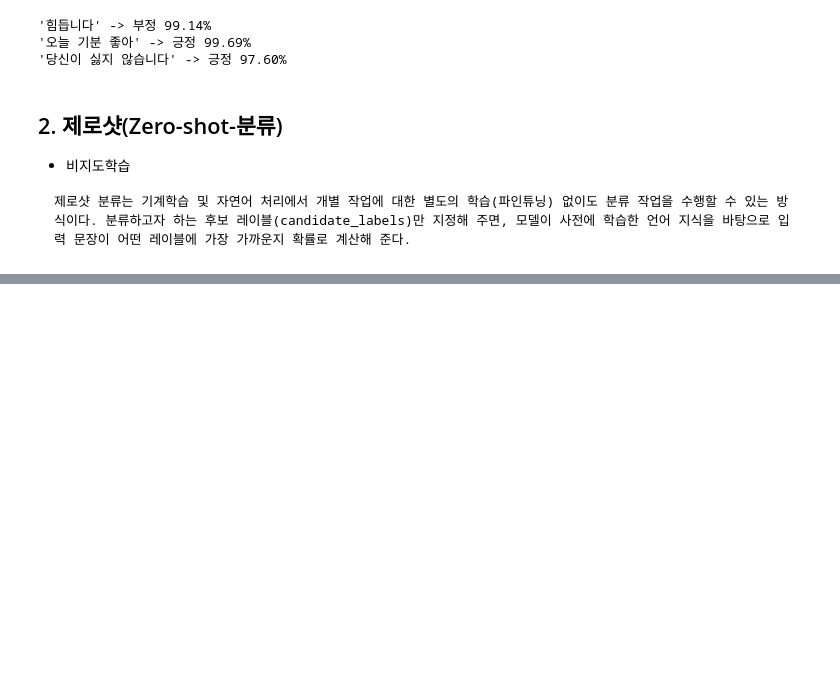
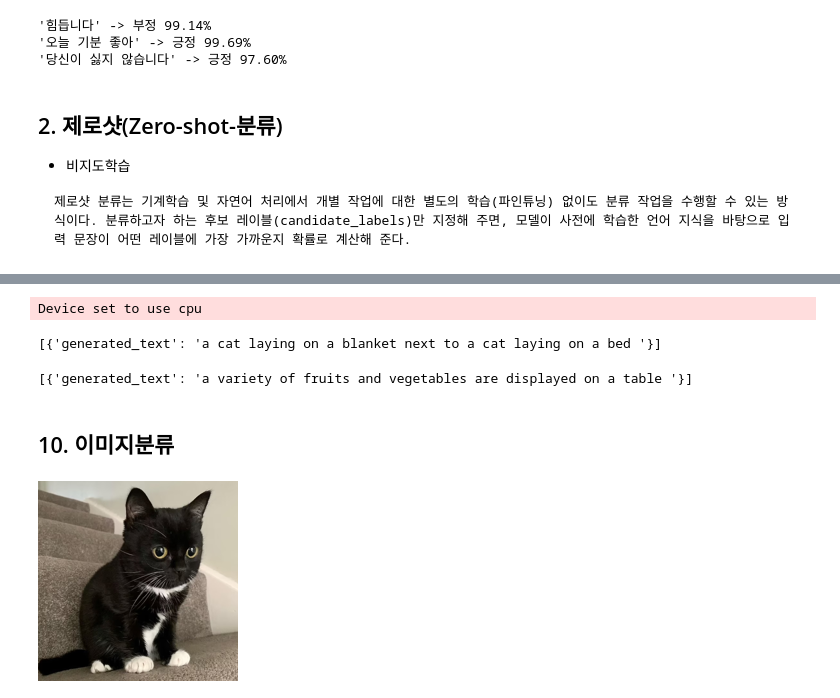
Before and after one commit to jack8704/ai, a Jupyter notebook: source/07_LLM/ch1_허깅페이스.ipynb, the cells around one changed output, grey strips where cells are left out. Saved outputs shown, nothing was run; the diff lists cells and outputs as text; code cells hidden in the pictures; blank space fills up the shorter version.

```diff
--- a/source/07_LLM/ch1_허깅페이스.ipynb
+++ b/source/07_LLM/ch1_허깅페이스.ipynb
@@ -131,0 +460,20 @@ classifier("This is a course about the Transformer library.",
+# %%
+imagetotext= pipeline("image-to-text",
+                     "ydshieh/vit-gpt2-coco-en")
+imagetotext(url, max_new_tokens=300) # 30토큰 내로 설명
+# %% [output]
+Device set to use cpu
+[{'generated_text': 'a cat laying on a blanket next to a cat laying on a bed '}]
+# %%
+filename='images/fb.jpg'
+# Image.open(filename)
+imagetotext(filename, max_new_tokens=300)
+# %% [output]
+[{'generated_text': 'a variety of fruits and vegetables are displayed on a table '}]
+# %% [markdown]
+## 10. 이미지분류
+# %%
+image = Image.open('images/cat.jpg')
+image.resize((200,200))
+# %% [output]
+[figure, added]
```
Also changed, not shown: parts of 38 cells of this notebook, 14 other files.
